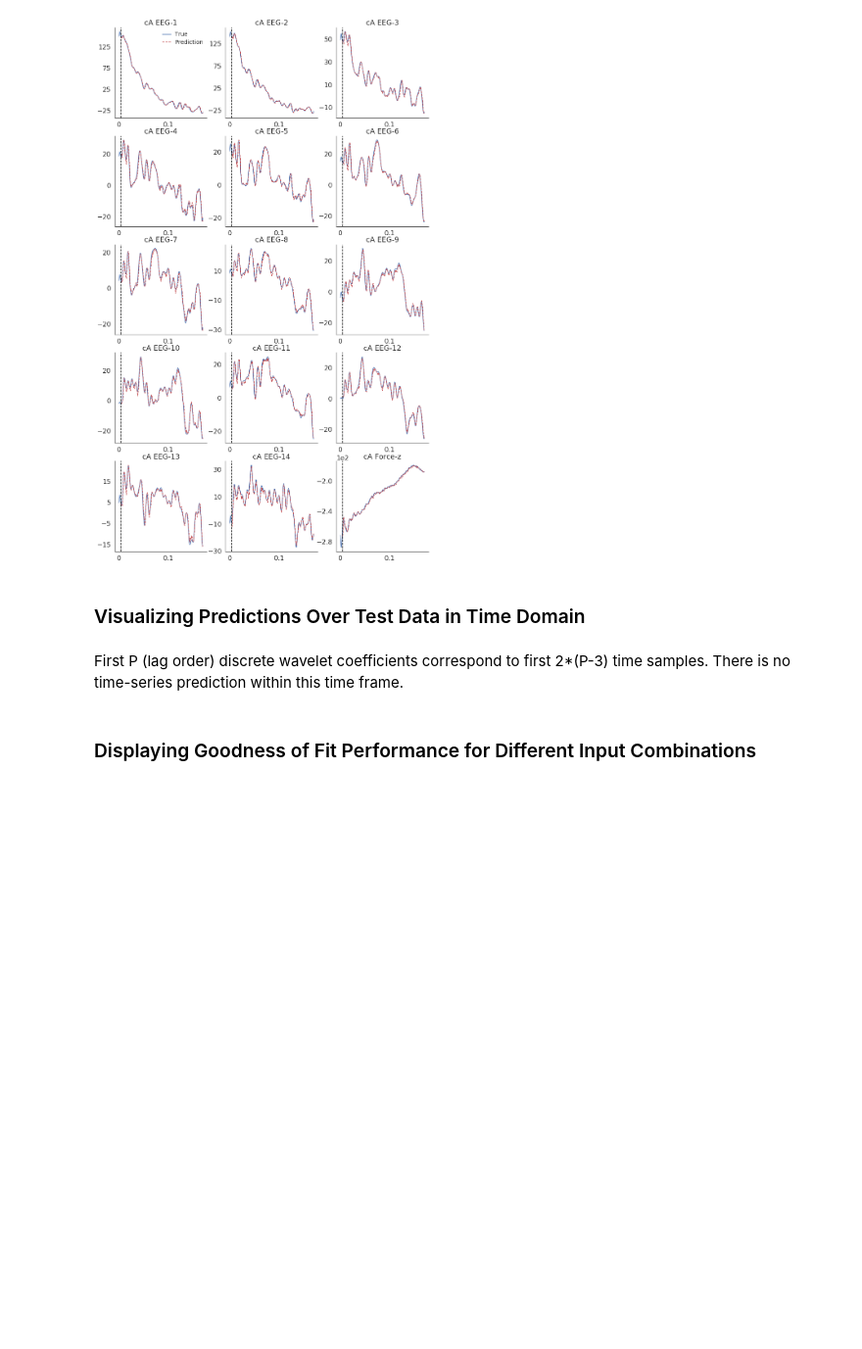
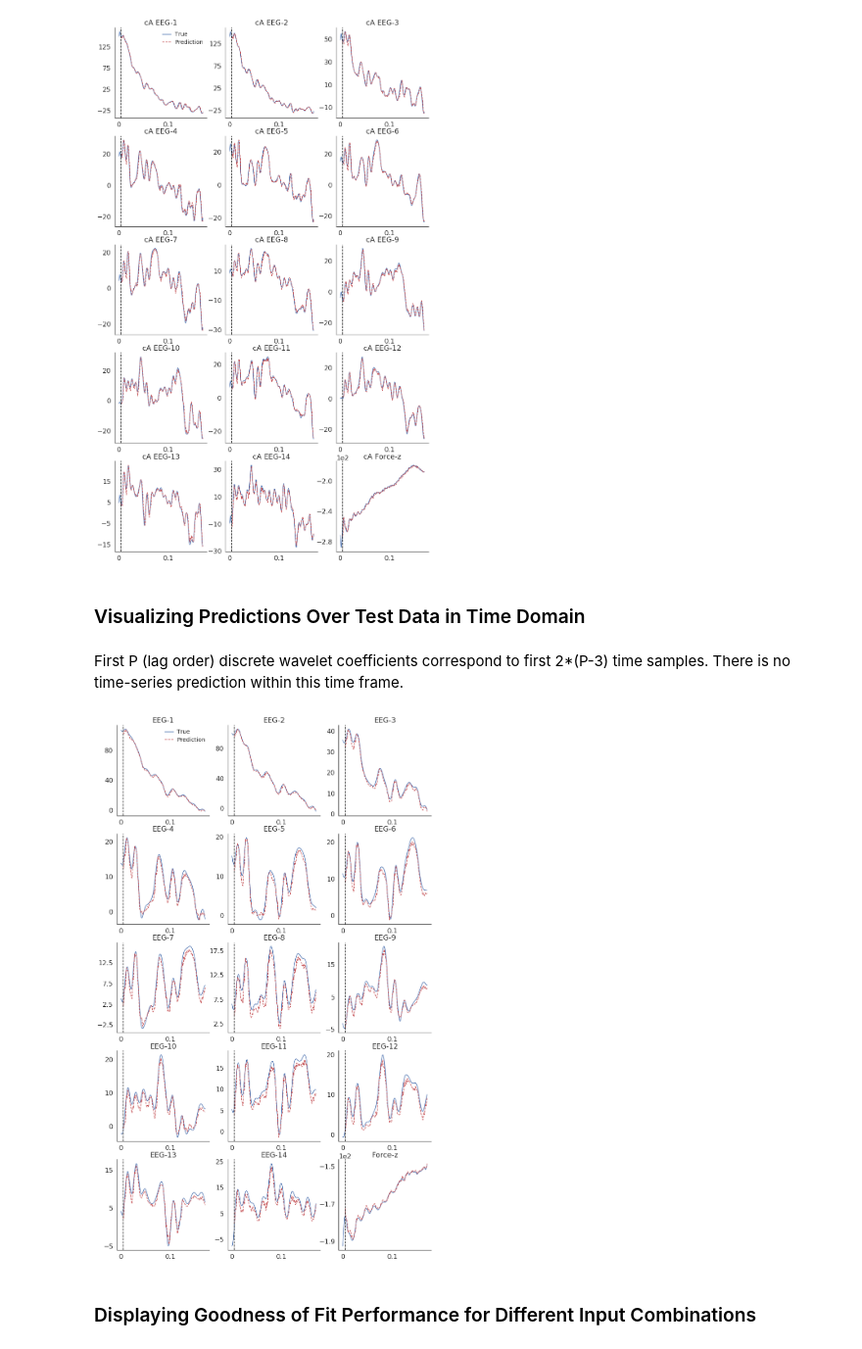
Before and after one commit to andac-demir/HapticsDynamicSystemIdentification, a Jupyter notebook: spectralAnalysis.ipynb, the cells around one changed output. Shown at 98% size. Cells and saved outputs as stored; diff of their text form; code cells hidden in the pictures; blank space fills up the shorter version.

```diff
--- a/spectralAnalysis.ipynb
+++ b/spectralAnalysis.ipynb
@@ -912,35 +912,37 @@ First P (lag order) discrete wavelet coefficients correspond to first 2*(P-3) ti
 sns.set(style="white", palette="muted", color_codes=True, font_scale=1.5)
 # Set up the matplotlib figure (all forecasts subplot figure)
 f, axes = plt.subplots(5, 3, figsize=(14, 24), sharex=False, sharey=False)
 sns.despine()
 
 plt.setp(axes, xticks=z, xticklabels=z)
 
 for j in range(1,15,1):
     sns.set()
     axes[math.floor((j-1)/3),(j-1)%3].plot(x_gt, test_data[trial_id].iloc[2*(P-3):2*(P-3)+nPreds+P,
                                                                           j-1].values, color='b', label="True")
     axes[math.floor((j-1)/3), (j-1)%3].plot(x_pred,
-                                            s_list[modality][trial_id].iloc[:nPreds-(nAhead-1),j-1].values,
+                                            s_list[modality][trial_id].iloc[:nPreds,j-1].values,
                                             color='r', linestyle='--', label="Prediction")
     axes[math.floor((j-1)/3), (j-1)%3].axvline(x=P/fs, linestyle='--', color='k')
     axes[math.floor((j-1)/3), (j-1)%3].title.set_text("EEG-%i" %j)
     axes[math.floor((j-1)/3), (j-1)%3].set_yticks(axes[math.floor((j-1)/3), (j-1)%3].get_yticks()[1:-1:2])
     axes[0, 0].legend(frameon=False)
     plt.setp(axes[0, 0].get_legend().get_texts(), fontsize='14')
 
 if modality in [results_for_all, results_for_eegforce]: #force predictions exist
     axes[4,2].plot(x_gt, test_data[trial_id].iloc[2*(P-3):2*(P-3)+nPreds+P, -1].values,
                    color='b', label="True")
-    axes[4,2].plot(x_pred, s_list[modality][trial_id].iloc[:nPreds-(nAhead-1), -1].values,
+    axes[4,2].plot(x_pred, s_list[modality][trial_id].iloc[:nPreds, -1].values,
                    color='r', linestyle='--', label="Prediction")
     axes[4,2].axvline(x=P/fs, linestyle='--', color='k')
     axes[4,2].ticklabel_format(axis='y', style='sci', scilimits=(4,-4))
     axes[4,2].title.set_text("Force-z")
     axes[4,2].set_yticks(axes[4, 2].get_yticks()[1:-1:2])
     #axes[4,2].legend()
 
 plt.savefig("VARResults/predictions_timeDomain.pdf", bbox_inches="tight")
+# %% [output]
+[figure, added]
 # %% [markdown]
 ### Displaying Goodness of Fit Performance for Different Input Combinations
 # %%
```
Also changed, not shown: parts of 2 cells of this notebook.
